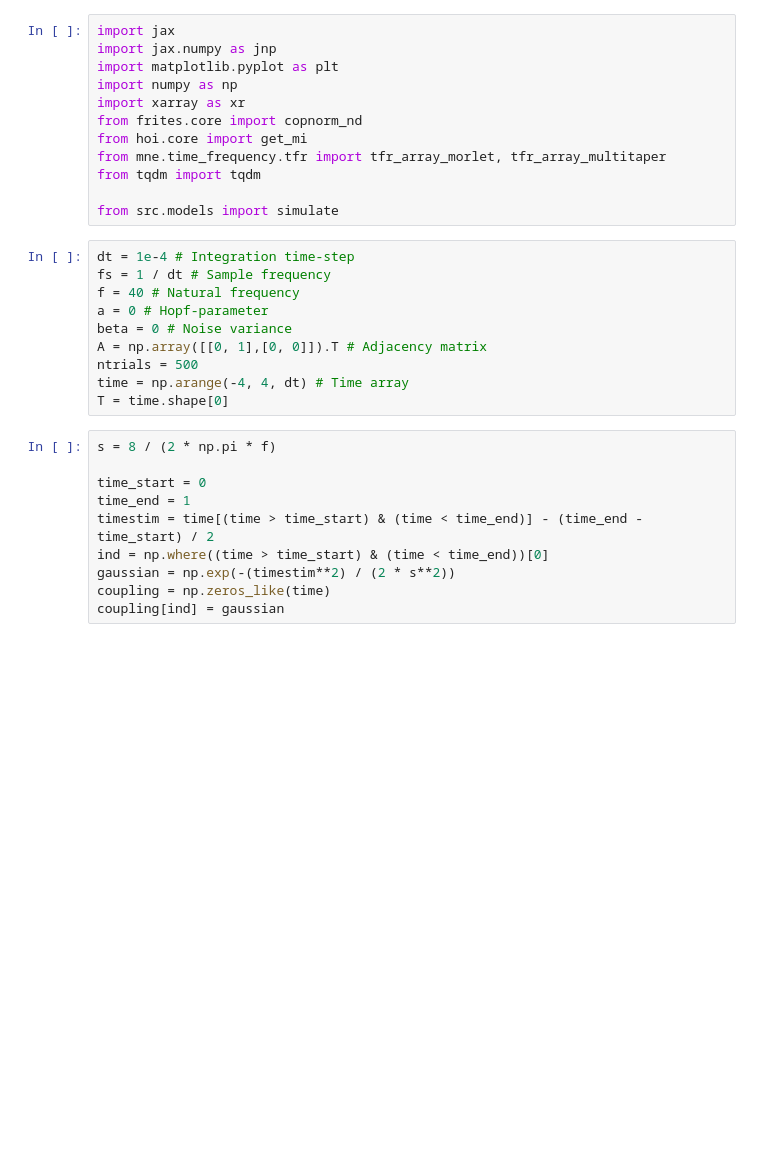
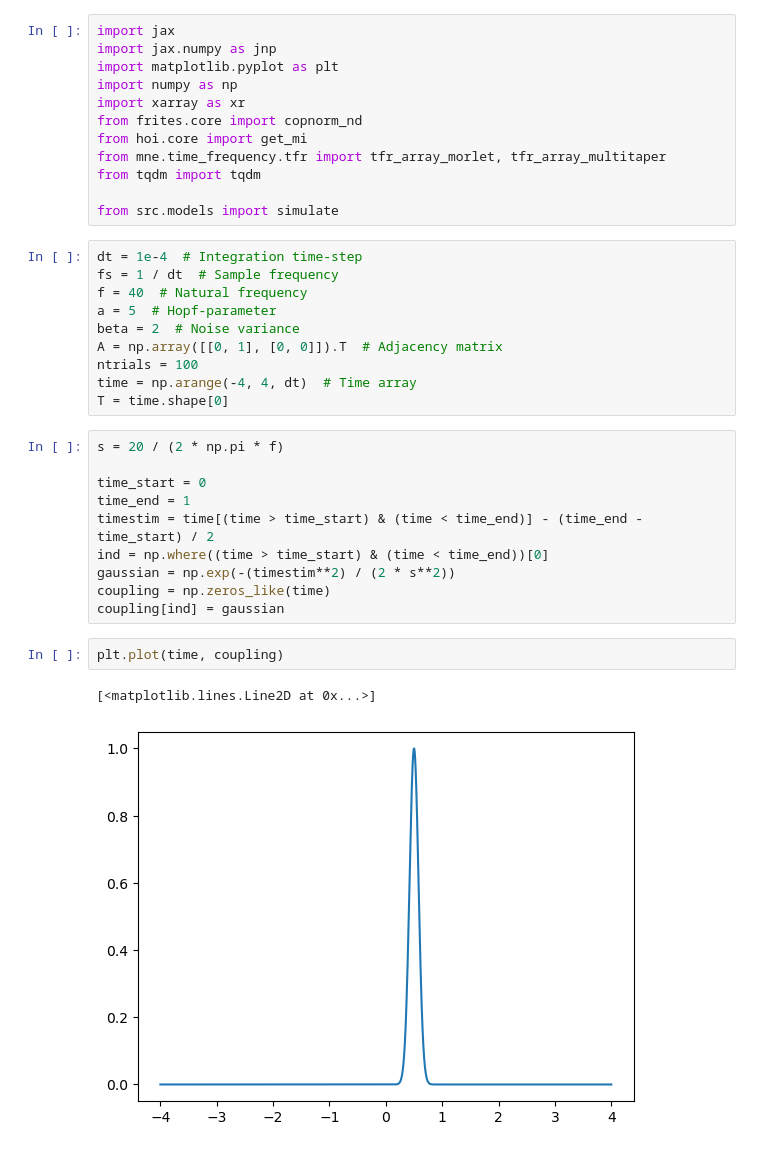
Before and after one commit to ViniciusLima94/phase_amplitude_encoding, a Jupyter notebook: notebooks/Figure1.ipynb, the cells around one changed output. Saved outputs shown, nothing was run; the diff lists cells and outputs as text; blank space fills up the shorter version.

```diff
--- a/notebooks/Figure1.ipynb
+++ b/notebooks/Figure1.ipynb
@@ -17,17 +19,17 @@ from tqdm import tqdm
 
 from src.models import simulate
 # %%
-dt = 1e-4 # Integration time-step
-fs = 1 / dt # Sample frequency
-f = 40 # Natural frequency
-a = 0 # Hopf-parameter
-beta = 0 # Noise variance
-A = np.array([[0, 1],[0, 0]]).T # Adjacency matrix
-ntrials = 500
-time = np.arange(-4, 4, dt) # Time array
+dt = 1e-4  # Integration time-step
+fs = 1 / dt  # Sample frequency
+f = 40  # Natural frequency
+a = 5  # Hopf-parameter
+beta = 2  # Noise variance
+A = np.array([[0, 1], [0, 0]]).T  # Adjacency matrix
+ntrials = 100
+time = np.arange(-4, 4, dt)  # Time array
 T = time.shape[0]
 # %%
-s = 8 / (2 * np.pi * f)
+s = 20 / (2 * np.pi * f)
 
 time_start = 0
 time_end = 1
@@ -36,6 +38,11 @@ ind = np.where((time > time_start) & (time < time_end))[0]
 gaussian = np.exp(-(timestim**2) / (2 * s**2))
 coupling = np.zeros_like(time)
 coupling[ind] = gaussian
+# %%
+plt.plot(time, coupling)
+# %% [output]
+[<matplotlib.lines.Line2D at 0x...>]
+[figure, added]
 # %%
 data = []
 for trial in tqdm(range(ntrials)):
```
Also changed, not shown: parts of 14 cells of this notebook, 1 other file.
